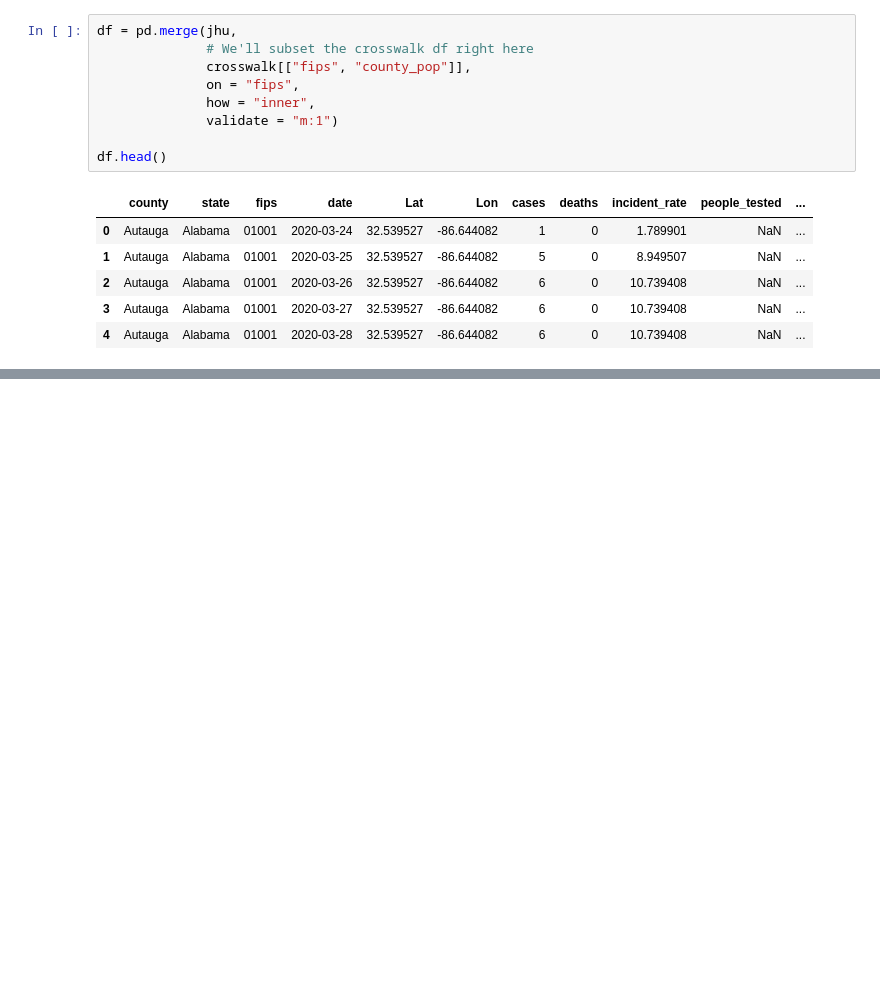
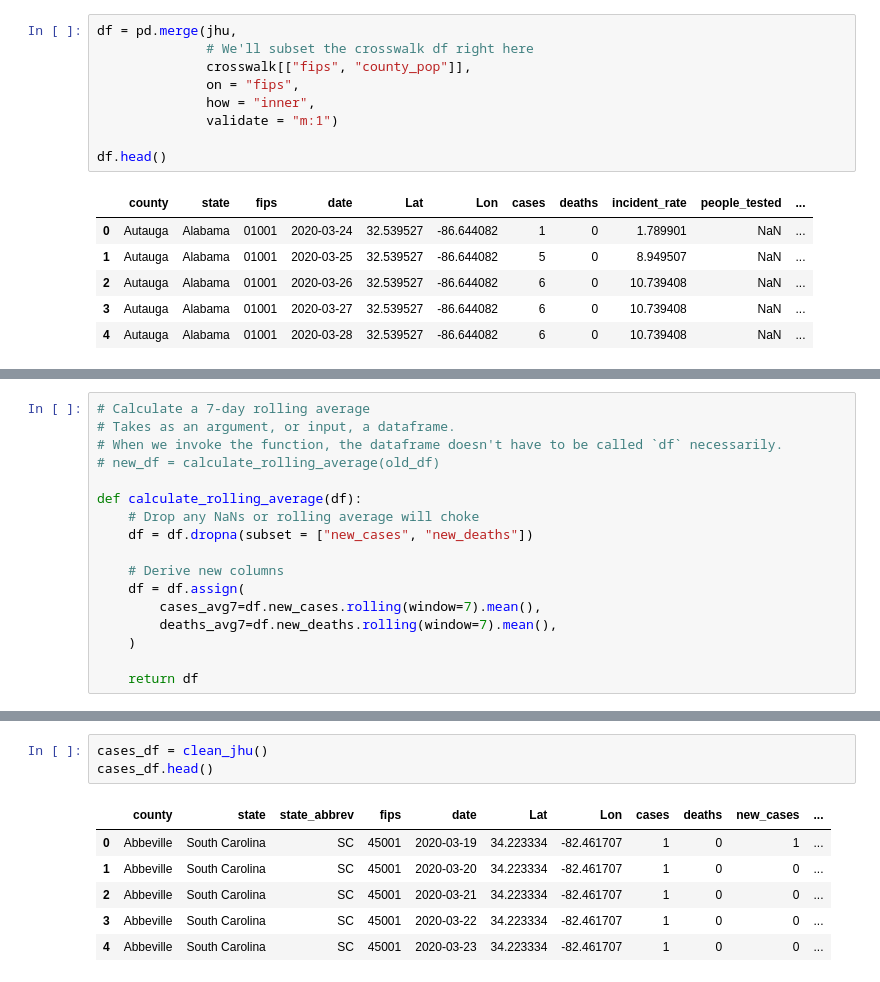
Before and after one commit to tiffanychu90/simple-coronavirus-report, a Jupyter notebook: notebooks/1-read-in-data.ipynb, the cells around one changed output, grey strips where cells are left out. Saved outputs shown, nothing was run; the diff lists cells and outputs as text; blank space fills up the shorter version.

```diff
--- a/notebooks/1-read-in-data.ipynb
+++ b/notebooks/1-read-in-data.ipynb
@@ -152,0 +193,17 @@ df.head()
+# %%
+# Calculate a 7-day rolling average
+# Takes as an argument, or input, a dataframe.
+# When we invoke the function, the dataframe doesn't have to be called `df` necessarily.
+# new_df = calculate_rolling_average(old_df)
+
+def calculate_rolling_average(df):
+    # Drop any NaNs or rolling average will choke
+    df = df.dropna(subset = ["new_cases", "new_deaths"])
+
+    # Derive new columns
+    df = df.assign(
+        cases_avg7=df.new_cases.rolling(window=7).mean(),
+        deaths_avg7=df.new_deaths.rolling(window=7).mean(),
+    )
+
+    return df
@@ -152,0 +264,10 @@ df.head()
+# %%
+cases_df = clean_jhu()
+cases_df.head()
+# %% [output]
+|  | county | state | state_abbrev | fips | date | Lat | Lon | cases | deaths | new_cases | ... |
+| 0 | Abbeville | South Carolina | SC | 45001 | 2020-03-19 | 34.223334 | -82.461707 | 1 | 0 | 1 | ... |
+| 1 | Abbeville | South Carolina | SC | 45001 | 2020-03-20 | 34.223334 | -82.461707 | 1 | 0 | 0 | ... |
+| 2 | Abbeville | South Carolina | SC | 45001 | 2020-03-21 | 34.223334 | -82.461707 | 1 | 0 | 0 | ... |
+| 3 | Abbeville | South Carolina | SC | 45001 | 2020-03-22 | 34.223334 | -82.461707 | 1 | 0 | 0 | ... |
+| 4 | Abbeville | South Carolina | SC | 45001 | 2020-03-23 | 34.223334 | -82.461707 | 1 | 0 | 0 | ... |
```
Also changed, not shown: parts of 9 cells of this notebook, 8 other files.
